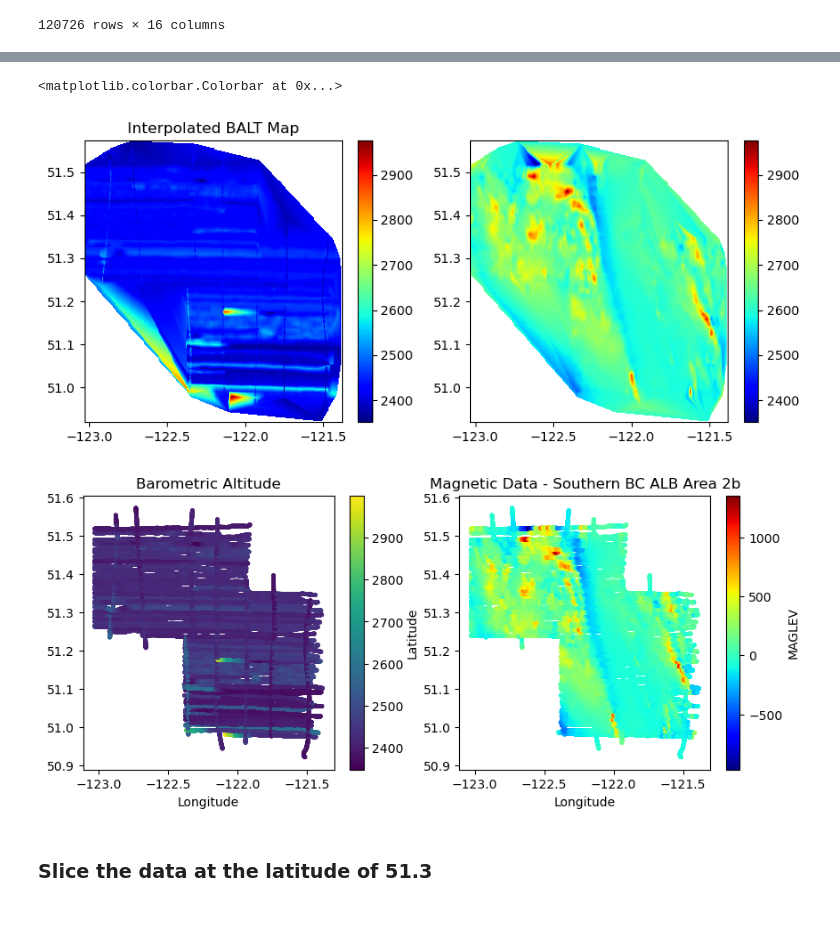
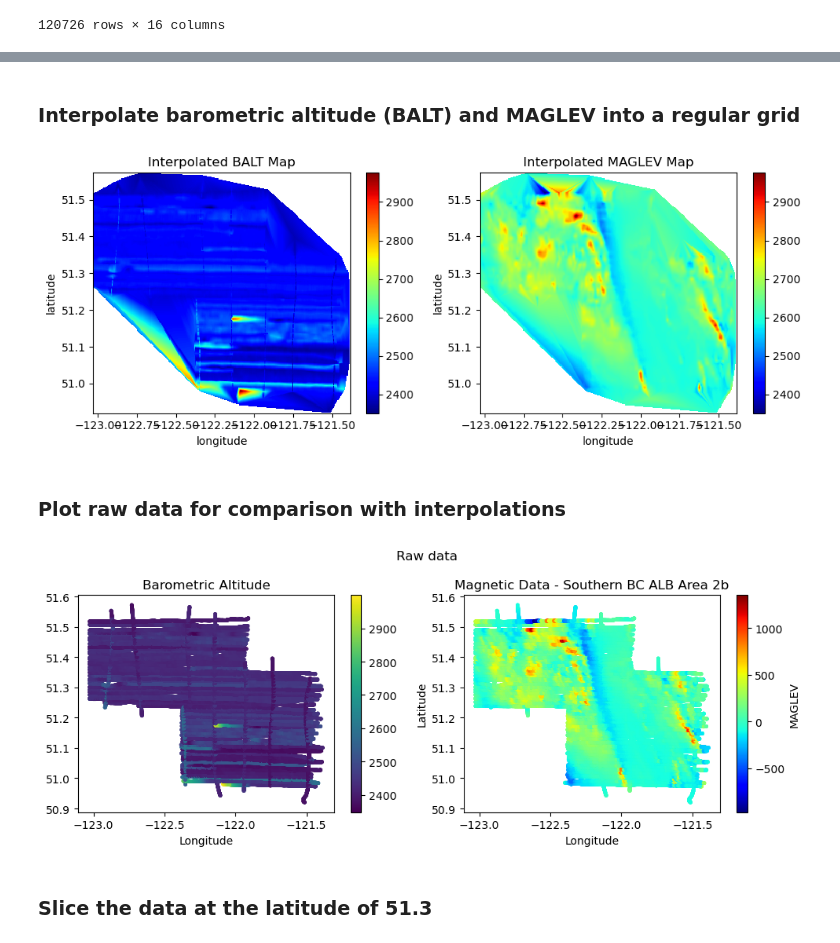
Before and after one commit to mebo4/EOSC454_project, a Jupyter notebook: project.ipynb, the cells around one changed output, grey strips where cells are left out. Drawn from its saved outputs; the diff is of its cells as text; code cells hidden in the pictures; blank space fills up the shorter version.

Commit message:
Added some markdown headings. Added a few axis labels and a subplot title to the figures.

```diff
--- a/project.ipynb
+++ b/project.ipynb
@@ -87,4 +89,6 @@ df.sort_values(by='FLIGHT', ascending=False)
 120726 rows × 16 columns
+# %% [markdown]
+### Interpolate barometric altitude (BALT) and MAGLEV into a regular grid
 # %%
 from scipy.interpolate import griddata
 
@@ -98,15 +102,23 @@ Z2 = griddata((df_new["X"], df_new["Y"]), df_new["MAGLEV"], (X, Y), method='line
 # %%
 fig, ax = plt.subplots(1, 2, figsize=(10, 4))
 
 c = ax[0].pcolormesh(X, Y, Z, shading='auto',  cmap="jet")
 fig.colorbar(c, ax=ax[0])
 ax[0].set_title("Interpolated BALT Map")
+ax[0].set_ylabel("latitude")
+ax[0].set_xlabel("longitude")
 
 c2 = ax[1].pcolormesh(X, Y, Z2, shading = 'auto',  cmap="jet")
+ax[1].set_title("Interpolated MAGLEV Map")
+ax[1].set_ylabel("latitude")
+ax[1].set_xlabel("longitude")
 fig.colorbar(c, ax=ax[1])
+
+plt.tight_layout()
 # %% [output]
-<matplotlib.colorbar.Colorbar at 0x...>
-[figure, old version]
+[figure, new version]
+# %% [markdown]
+### Plot raw data for comparison with interpolations
 # %%
 fig, ax = plt.subplots(1, 2, figsize = (10, 4))
 
@@ -123,9 +135,12 @@ ax[1].set_ylabel("Latitude")
 # plt.contour([df["X"], df["Y"]], df["MAGLEV"])
 fig.colorbar(sc2, ax=ax[1], label="MAGLEV")
 ax[1].set_title("Magnetic Data - Southern BC ALB Area 2b")
+
+fig.suptitle("Raw data")
+plt.tight_layout()
 plt.show()
 # %% [output]
-[figure, old version]
+[figure, new version]
 # %% [markdown]
 ### Slice the data at the latitude of 51.3
 # %%
```
Also changed, not shown: parts of 5 cells of this notebook.
